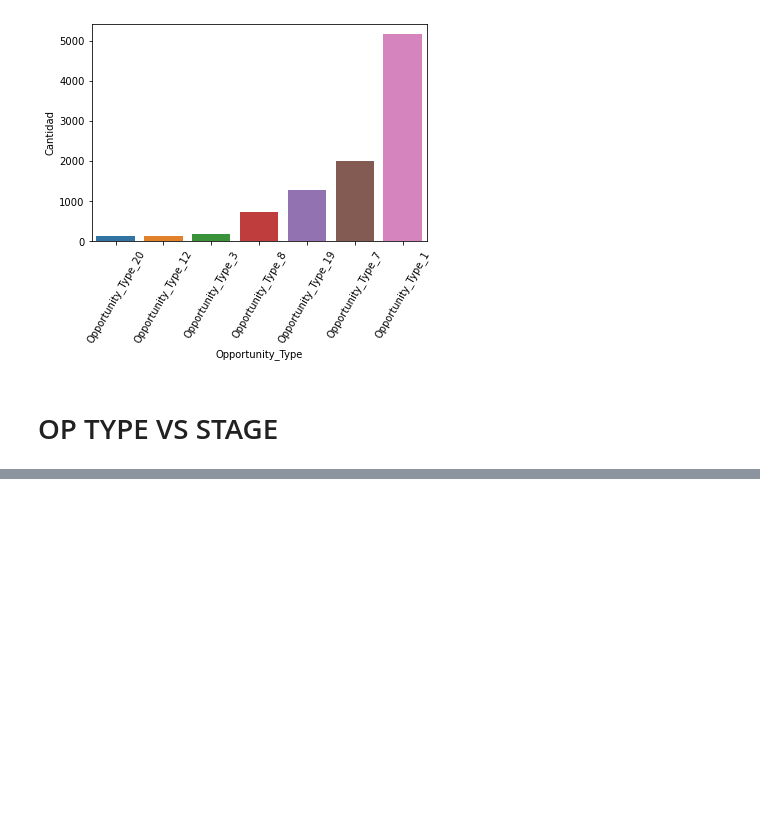
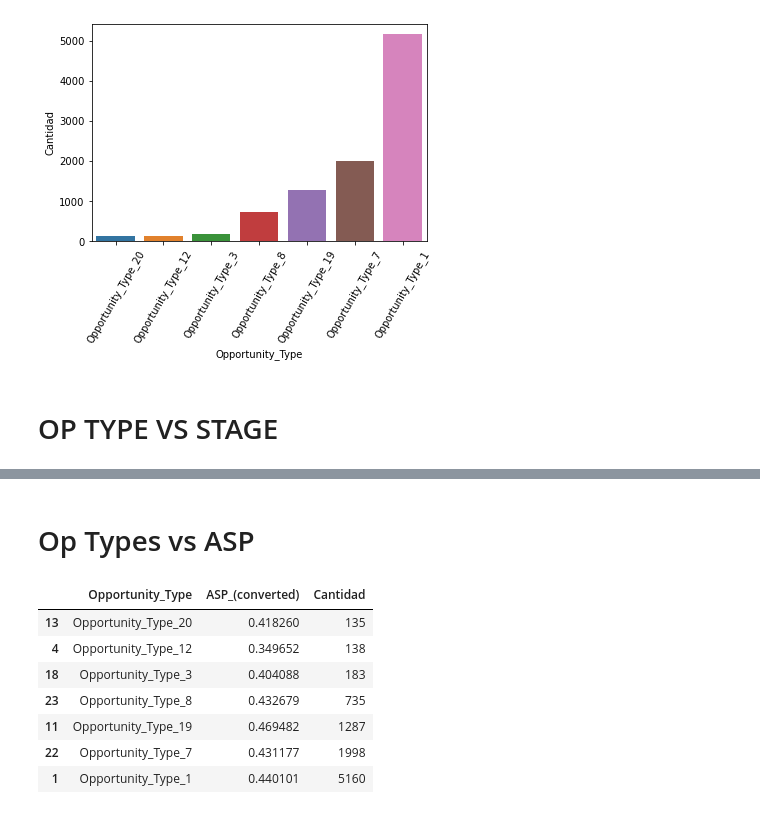
Before and after one commit to RiedelNicolas/75.06-2C2020-TP1, a Jupyter notebook: Op_Type Analysis.ipynb, the cells around one changed output, grey strips where cells are left out. Cells and saved outputs as stored; diff of their text form; code cells hidden in the pictures; blank space fills up the shorter version.

```diff
--- a/Op_Type Analysis.ipynb
+++ b/Op_Type Analysis.ipynb
@@ -77,0 +82,19 @@ plot = sns.barplot(x="Opportunity_Type",y="Cantidad",hue="Stage",data=opTypeVsSt
+# %% [markdown]
+# Op Types vs ASP
+# %%
+opTypesVsASP = opportunities[["Opportunity_Type","ASP_(converted)","Opportunity_ID"]].groupby("Opportunity_Type").\
+            agg({"ASP_(converted)":"mean","Opportunity_ID":"count"})
+opTypesVsASP.rename(columns={"Opportunity_ID":"Cantidad"},inplace=True)
+opTypesVsASP.reset_index(inplace=True)
+opTypesVsASP.sort_values(by="Cantidad",inplace=True)
+opTypesVsASP = opTypesVsASP[opTypesVsASP["Cantidad"] > 100]
+opTypesVsASP
+# %% [output]
+|  | Opportunity_Type | ASP_(converted) | Cantidad |
+| 13 | Opportunity_Type_20 | 0.418260 | 135 |
+| 4 | Opportunity_Type_12 | 0.349652 | 138 |
+| 18 | Opportunity_Type_3 | 0.404088 | 183 |
+| 23 | Opportunity_Type_8 | 0.432679 | 735 |
+| 11 | Opportunity_Type_19 | 0.469482 | 1287 |
+| 22 | Opportunity_Type_7 | 0.431177 | 1998 |
+| 1 | Opportunity_Type_1 | 0.440101 | 5160 |
```
Also changed, not shown: parts of 3 cells of this notebook.
